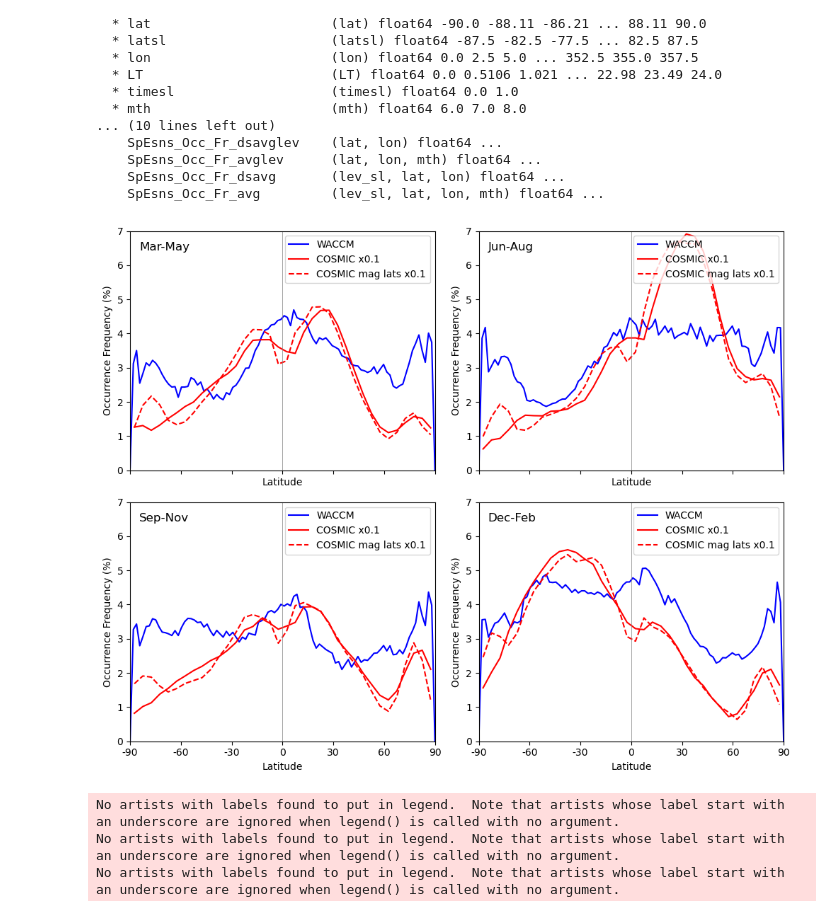
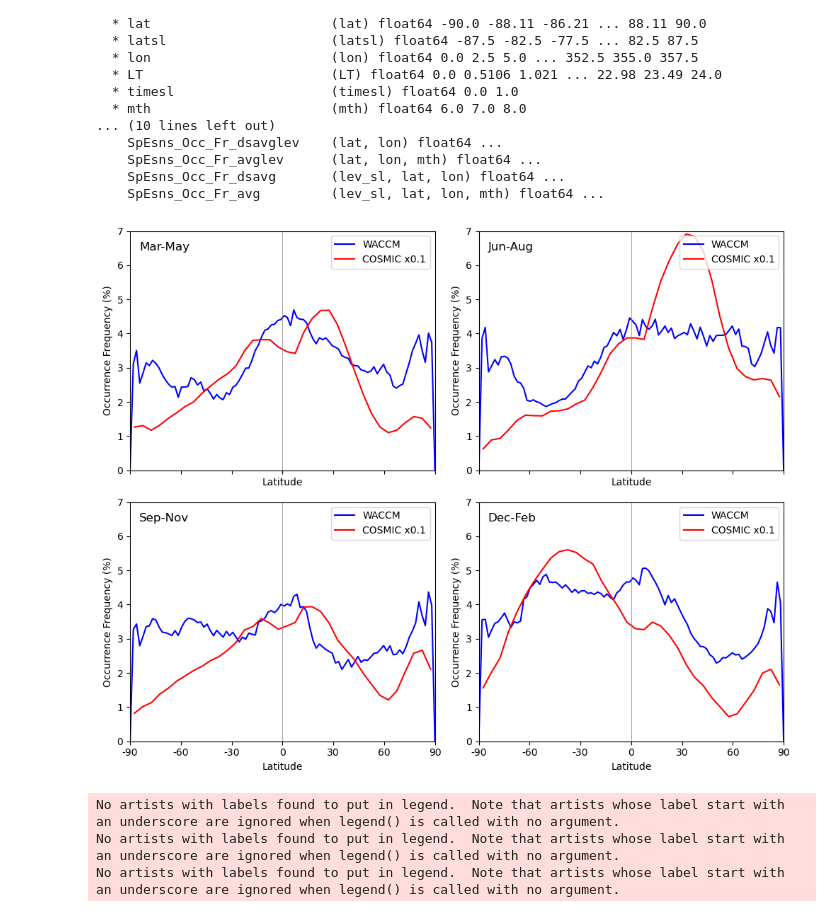
Before and after one commit to tashaay/SpE_Identification_Notebooks, a Jupyter notebook: COSMIC_WACCM_Plotting.ipynb, the cells around one changed output. Drawn from its saved outputs; the diff is of its cells as text; code cells hidden in the pictures.

```diff
--- a/COSMIC_WACCM_Plotting.ipynb
+++ b/COSMIC_WACCM_Plotting.ipynb
@@ -446,45 +446,45 @@ axes[0, 1].plot(lat_bin_midpoints, sum_ocfr_LT_lat / factor, color='red', label=
 axes[1, 0].plot(lat_bin_midpoints, aut_ocfr_LT_lat / factor, color='red', label='COSMIC x0.1')
 axes[1, 1].plot(lat_bin_midpoints, win_ocfr_LT_lat / factor, color='red', label='COSMIC x0.1')
 
-# Plot COSMIC data magnetic lat lon
-axes[0, 0].plot(lat_bin_midpoints, spr_ocfr_LT_m_lat / factor, color='red', linestyle='dashed', label='COSMIC mag lats x0.1')
-axes[0, 1].plot(lat_bin_midpoints, sum_ocfr_LT_m_lat / factor, color='red', linestyle='dashed', label='COSMIC mag lats x0.1')
-axes[1, 0].plot(lat_bin_midpoints, aut_ocfr_LT_m_lat / factor, color='red', linestyle='dashed', label='COSMIC mag lats x0.1')
-axes[1, 1].plot(lat_bin_midpoints, win_ocfr_LT_m_lat / factor, color='red', linestyle='dashed', label='COSMIC mag lats x0.1')
+# # Plot COSMIC data magnetic lat lon
+# axes[0, 0].plot(lat_bin_midpoints, spr_ocfr_LT_m_lat / factor, color='red', linestyle='dashed', label='COSMIC mag lats x0.1')
+# axes[0, 1].plot(lat_bin_midpoints, sum_ocfr_LT_m_lat / factor, color='red', linestyle='dashed', label='COSMIC mag lats x0.1')
+# axes[1, 0].plot(lat_bin_midpoints, aut_ocfr_LT_m_lat / factor, color='red', linestyle='dashed', label='COSMIC mag lats x0.1')
+# axes[1, 1].plot(lat_bin_midpoints, win_ocfr_LT_m_lat / factor, color='red', linestyle='dashed', label='COSMIC mag lats x0.1')
 
 
 # Set common labels and legend
 for ax in axes.flatten():
     ax.axvline(x=0, color='gray', linestyle='-', linewidth=0.5)
     ax.set_xlim(-90, 90)
     ax.set_xlabel('Latitude')
     ax.set_ylabel('Occurrence Frequency (%)')
     ax.set_xticks(np.linspace(-90, 90, 7))
     ax.set_xticklabels((-90, -60, -30, 0, 30, 60, 90))
     ax.legend()
     ax.set_ylim(0, 7)
 
 # Add text annotation to the top left
 for i, row in enumerate(axes):
     for j, ax in enumerate(row):
         label = ['Mar-May', 'Jun-Aug', 'Sep-Nov','Dec-Feb'][i * 2 + j]
         ax.text(0.03, 0.92, label, transform=ax.transAxes, fontsize=12)
 
 # Move the legend to the top right
 axes[0, 0].legend(loc='upper right')
 axes[0, 1].legend(loc='upper right')
 axes[1, 0].legend(loc='upper right')
 axes[1, 1].legend(loc='upper right')
 
 # Adjust layout
 plt.tight_layout()
 
 # Save and show the figure
 figname = f'{run_name}_Combined_Lat_s4max_{s4max_threshold}.png'
 plt.savefig('./Figures/Combined/' + str(figname), dpi=400, bbox_inches='tight')
 plt.show()
 # %% [output]
-[figure, old version]
+[figure, new version]
 # %%
 lat_values = np.arange(-90, 95, 5)
 lat_bin_edges = lat_values
```
Also changed, not shown: 11 other files.
